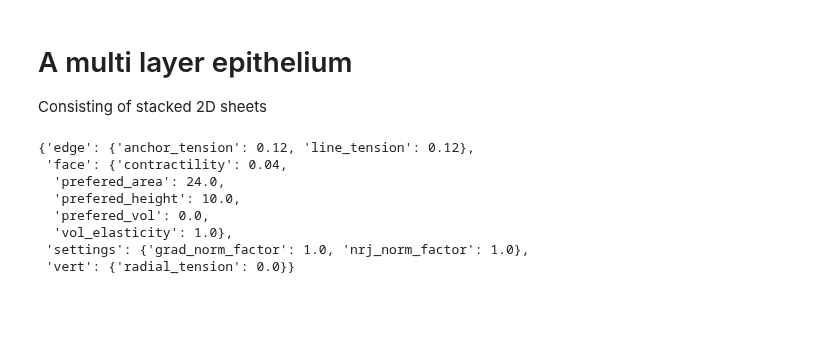
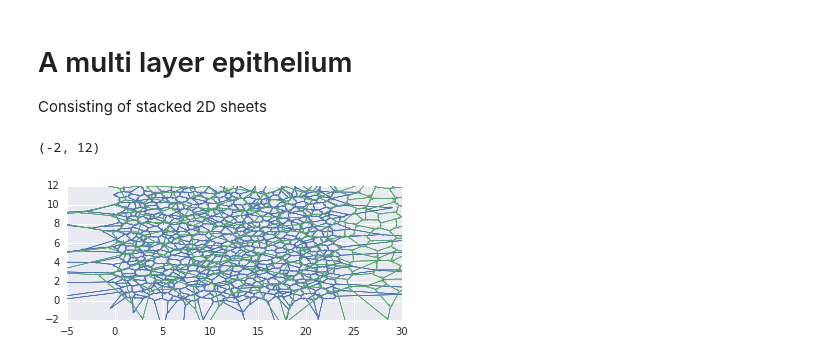
Before and after one commit to glyg/notebooks, a Jupyter notebook: tyssue/core_architecture/MultiSheet epithelium.ipynb, the cells around one changed output. Cells and saved outputs as stored; diff of their text form; code cells hidden in the pictures; blank space fills up the shorter version.

```diff
--- a/tyssue/core_architecture/MultiSheet epithelium.ipynb
+++ b/tyssue/core_architecture/MultiSheet epithelium.ipynb
@@ -33,3 +37,4 @@ layer1_centers = hexa_grid2d(24, 24, 1, 1, 0.4)
 layer2_centers = hexa_grid2d(16, 16, 2, 2, 1)
 layer1_data = from_2d_voronoi(Voronoi(layer1_centers))
 layer2_data = from_2d_voronoi(Voronoi(layer2_centers))
+layer2_data['vert']['z'] = 1.
@@ -93,17 +137,6 @@ msheet = MultiSheet('two',
                     [layer1_data,
                      layer2_data],
                     specs)
-# %%
-tyssue.config.dynamics.quasistatic_sheet_spec_anchors()
-# %% [output]
-{'edge': {'anchor_tension': 0.12, 'line_tension': 0.12},
- 'face': {'contractility': 0.04,
-  'prefered_area': 24.0,
-  'prefered_height': 10.0,
-  'prefered_vol': 0.0,
-  'vol_elasticity': 1.0},
- 'settings': {'grad_norm_factor': 1.0, 'nrj_norm_factor': 1.0},
- 'vert': {'radial_tension': 0.0}}
 # %%
 
 
@@ -136,6 +169,6 @@ class MultiSheetGeometry():
                                 msheet.interpolants[1:]):
             lower.vert_df['depth'] = (upper(lower.vert_df['x'],
                                             lower.vert_df['y'])
-                                      - upper.vert_df['z'])
+                                      - lower.vert_df['z'])
 # %%
 MultiSheetGeometry.update_all(msheet)
@@ -142,2 +219,10 @@ MultiSheetGeometry.update_all(msheet)
+# %%
+%matplotlib inline
+fig, ax = msheet_view(msheet, psi=0, phi=0, theta=np.pi/3, ax=None)
+ax.set_xlim(-5, 30)
+ax.set_ylim(-2, 12)
+# %% [output]
+(-2, 12)
+[figure, added]
 # %%
 from copy import deepcopy
```
Also changed, not shown: parts of 15 cells of this notebook, 1 other file.
